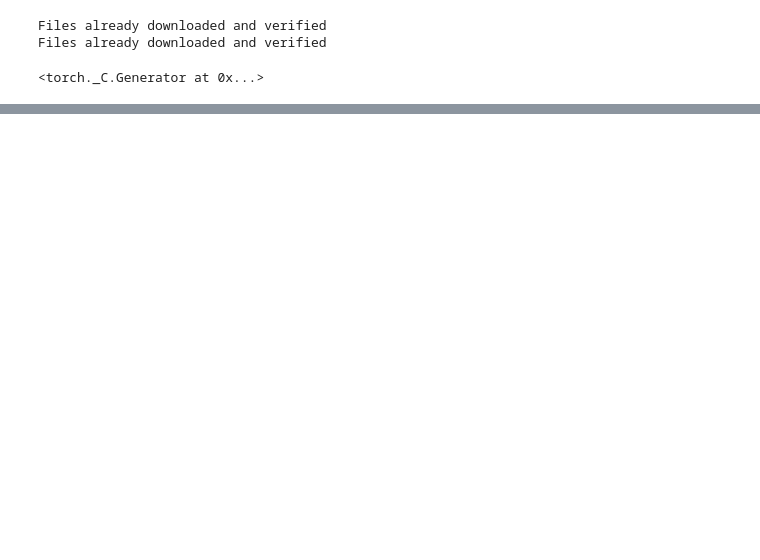
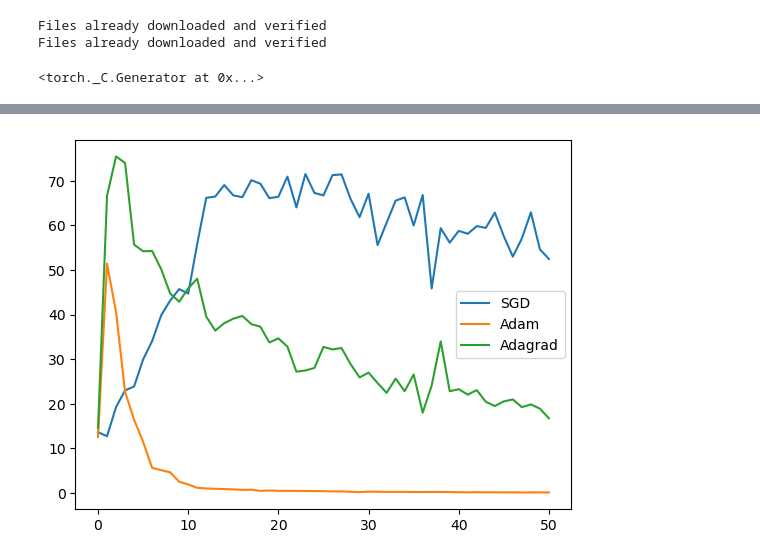
Before and after one commit to Aarsh-Wankar/DeepHessian, a Jupyter notebook: hessian_eig_opt.ipynb, the cells around one changed output, grey strips where cells are left out. Cells and saved outputs as stored; diff of their text form; code cells hidden in the pictures; blank space fills up the shorter version.

```diff
--- a/hessian_eig_opt.ipynb
+++ b/hessian_eig_opt.ipynb
@@ -35,15 +39,26 @@ Files already downloaded and verified
 Files already downloaded and verified
 <torch._C.Generator at 0x...>
 # %%
-train_X = cifar_trainset.data
-train_y = cifar_trainset.targets
-test_X = cifar_testset.data
-test_y = cifar_testset.targets
+train_X = mnist_trainset.data
+train_y = mnist_trainset.targets
+test_X = mnist_testset.data
+test_y = mnist_testset.targets
 # %%
-
 class Net(nn.Module):
     def __init__(self):
         super(Net, self).__init__()
+        self.fc1 = nn.Linear(28*28, 100)
+        self.fc2 = nn.Linear(100, 10)
+
+    def forward(self, x):
+        x = x.view(-1, 28*28)
+        x = torch.relu(self.fc1(x))
+        x = self.fc2(x)
+        return x
+
+class ConvNet(nn.Module):
+    def __init__(self):
+        super(ConvNet, self).__init__()
         self.conv = nn.Sequential(
             nn.Conv2d(3, 10, kernel_size=3, padding=1),
             nn.ReLU(),
@@ -64,8 +79,8 @@ class Net(nn.Module):
         x = self.linear(x)
         return x
 # %%
-train_X = torch.tensor(train_X).permute(0, 3, 1, 2).float()
-test_X = torch.tensor(test_X).permute(0, 3, 1, 2).float()
+# train_X = torch.tensor(train_X).permute(0, 3, 1, 2).float()
+# test_X = torch.tensor(test_X).permute(0, 3, 1, 2).float()
 train_X = (train_X / 255.0).to(device)
 test_X = (test_X / 255.0).to(device)
 train_y = torch.tensor(train_y, dtype=torch.int64).to(device)
@@ -87,10 +102,10 @@ model_SGD = Net().to(device)
 model_Adam = copy.deepcopy(model_SGD)
 model_Domke = copy.deepcopy(model_SGD)
 criterion = nn.CrossEntropyLoss()
-optimizer_SGD = torch.optim.SGD(model_SGD.parameters(), lr=0.001)
-optimizer_Adam = torch.optim.Adam(model_Adam.parameters(), lr=0.001)
+optimizer_SGD = torch.optim.SGD(model_SGD.parameters(), lr=1e-2)
+optimizer_Adam = torch.optim.Adam(model_Adam.parameters(), lr=1e-2)
 # Optimizer for using dominant k eigenvalues of the hessian as a preconditioner.
-optimizer_Domke = torch.optim.SGD(model_Domke.parameters(), lr=1)
+optimizer_Domke = torch.optim.Adagrad(model_Domke.parameters(), lr=1e-2)
 # %%
 # Training
 train_losses_SGD = []
@@ -173,0 +221,8 @@ np.save('train_losses_Domke.npy', train_losses_Domke)
+# %%
+plt.plot(traces_SGD, label='SGD')
+plt.plot(traces_Adam, label='Adam')
+plt.plot(traces_Domke, label='Adagrad')
+plt.legend()
+plt.show()
+# %% [output]
+[figure, added]
```
Also changed, not shown: parts of 5 cells of this notebook, 1 other file.
